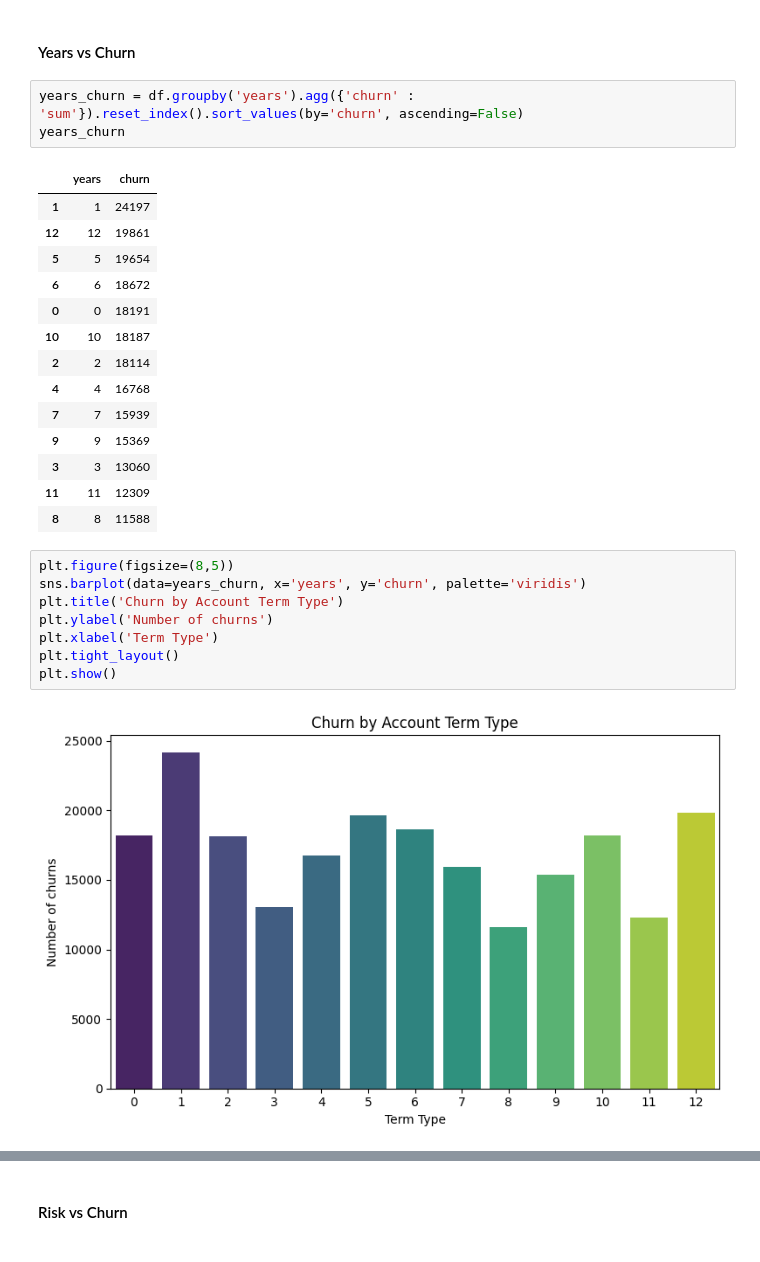
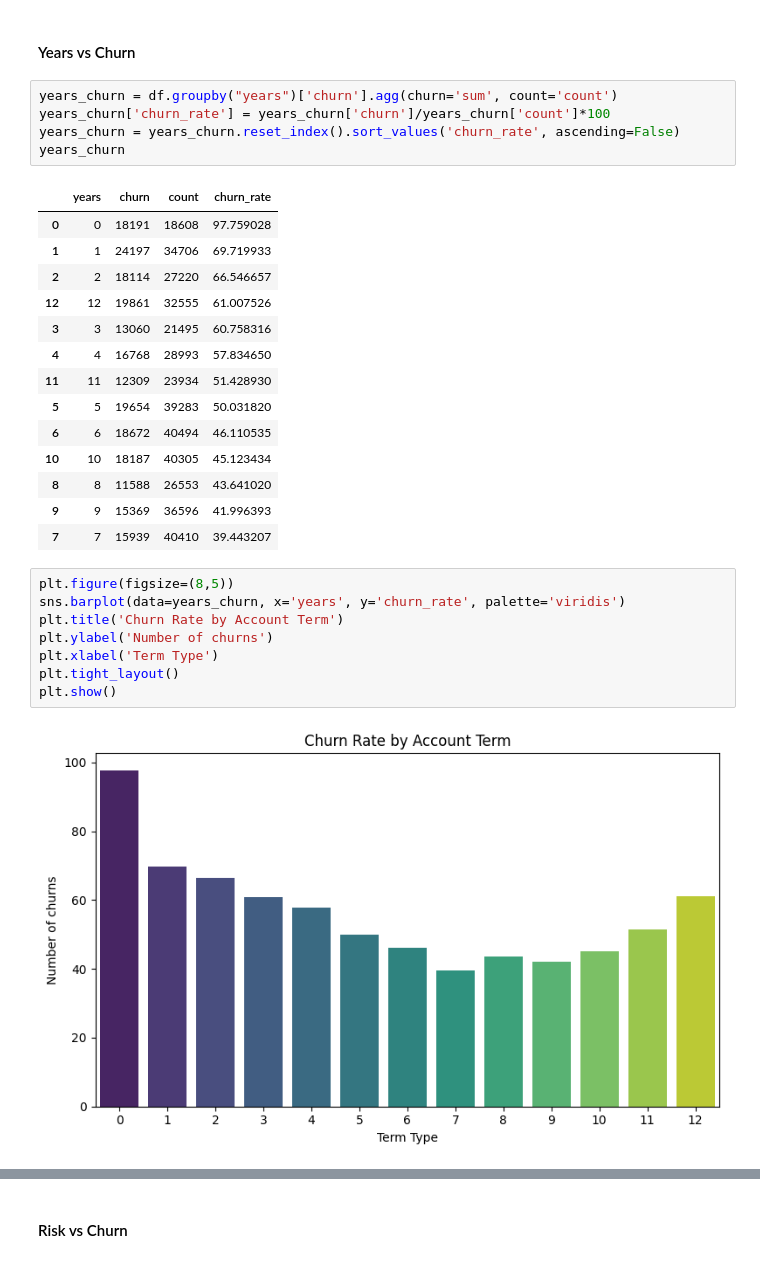
Before and after one commit to abhishektarun09/Bank-Customer-Churn-and-Retention-Analysis, a Jupyter notebook: notebooks/02_customer_churn_analysis.ipynb, the cells around one changed output, grey strips where cells are left out. Cells and saved outputs as stored; diff of their text form.

```diff
--- a/notebooks/02_customer_churn_analysis.ipynb
+++ b/notebooks/02_customer_churn_analysis.ipynb
@@ -149,33 +149,35 @@ The churn rate is 53.97%.
 # %% [markdown]
 #### Years vs Churn
 # %%
-years_churn = df.groupby('years').agg({'churn' : 'sum'}).reset_index().sort_values(by='churn', ascending=False)
+years_churn = df.groupby("years")['churn'].agg(churn='sum', count='count')
+years_churn['churn_rate'] = years_churn['churn']/years_churn['count']*100
+years_churn = years_churn.reset_index().sort_values('churn_rate', ascending=False)
 years_churn
 # %% [output]
-|  | years | churn |
-| 1 | 1 | 24197 |
-| 12 | 12 | 19861 |
-| 5 | 5 | 19654 |
-| 6 | 6 | 18672 |
-| 0 | 0 | 18191 |
-| 10 | 10 | 18187 |
-| 2 | 2 | 18114 |
-| 4 | 4 | 16768 |
-| 7 | 7 | 15939 |
-| 9 | 9 | 15369 |
-| 3 | 3 | 13060 |
-| 11 | 11 | 12309 |
-| 8 | 8 | 11588 |
+|  | years | churn | count | churn_rate |
+| 0 | 0 | 18191 | 18608 | 97.759028 |
+| 1 | 1 | 24197 | 34706 | 69.719933 |
+| 2 | 2 | 18114 | 27220 | 66.546657 |
+| 12 | 12 | 19861 | 32555 | 61.007526 |
+| 3 | 3 | 13060 | 21495 | 60.758316 |
+| 4 | 4 | 16768 | 28993 | 57.834650 |
+| 11 | 11 | 12309 | 23934 | 51.428930 |
+| 5 | 5 | 19654 | 39283 | 50.031820 |
+| 6 | 6 | 18672 | 40494 | 46.110535 |
+| 10 | 10 | 18187 | 40305 | 45.123434 |
+| 8 | 8 | 11588 | 26553 | 43.641020 |
+| 9 | 9 | 15369 | 36596 | 41.996393 |
+| 7 | 7 | 15939 | 40410 | 39.443207 |
 # %%
 plt.figure(figsize=(8,5))
-sns.barplot(data=years_churn, x='years', y='churn', palette='viridis')
-plt.title('Churn by Account Term Type')
+sns.barplot(data=years_churn, x='years', y='churn_rate', palette='viridis')
+plt.title('Churn Rate by Account Term')
 plt.ylabel('Number of churns')
 plt.xlabel('Term Type')
 plt.tight_layout()
 plt.show()
 # %% [output]
-[figure, old version]
+[figure, new version]
 # %%
 years_churn['term_type'] = pd.cut(
     years_churn['years'],
```
Also changed, not shown: parts of 50 cells of this notebook.
